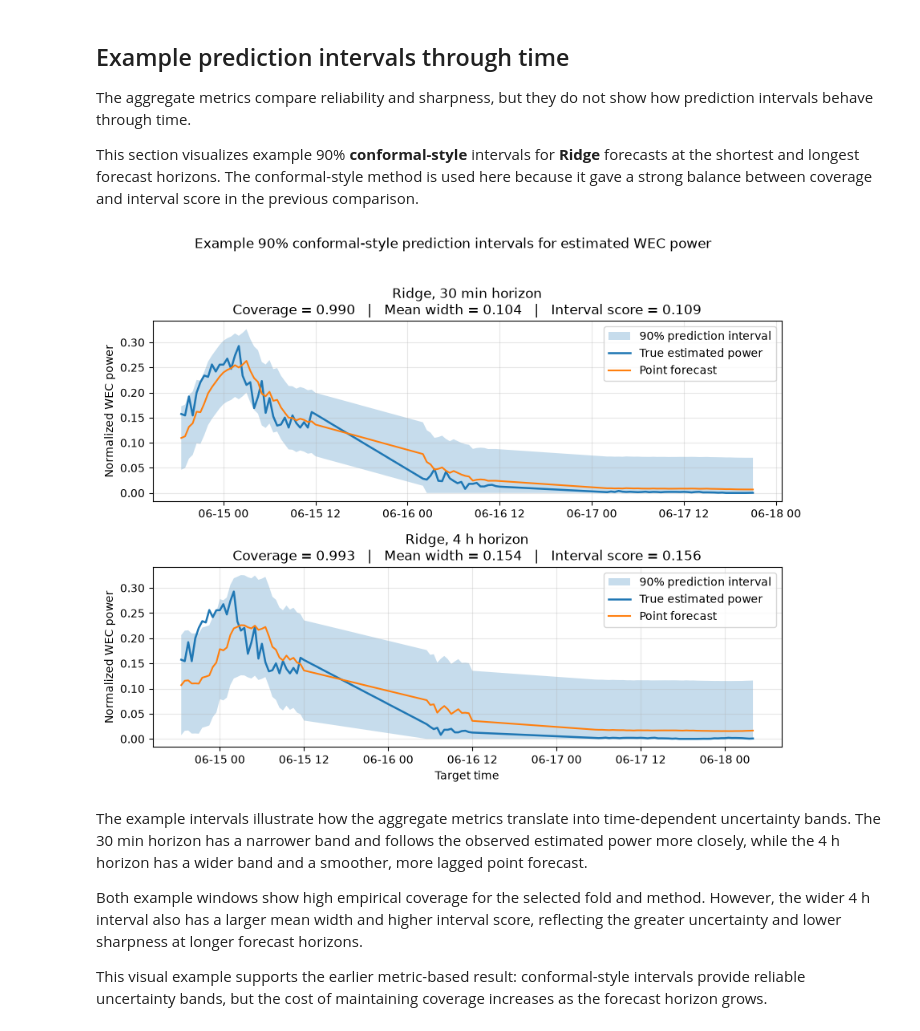
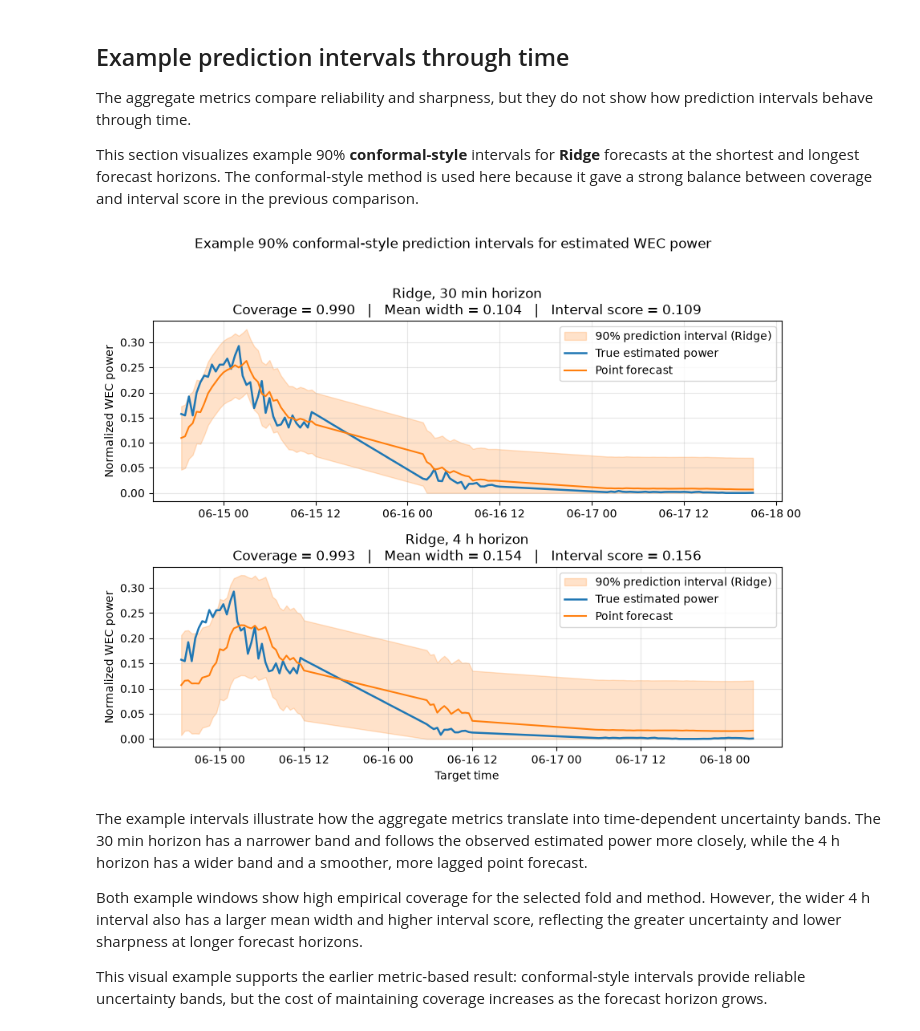
Before and after one commit to ChouaibB/wave-energy-forecasting-storage-ml, a Jupyter notebook: notebooks/04_prediction_intervals_uncertainty.ipynb, the cells around one changed output. Saved outputs shown, nothing was run; the diff lists cells and outputs as text; code cells hidden in the pictures.

Commit message:
a look into the high-ramp target points + all prediction bands as orange too

```diff
--- a/notebooks/04_prediction_intervals_uncertainty.ipynb
+++ b/notebooks/04_prediction_intervals_uncertainty.ipynb
@@ -1286,8 +1286,9 @@ for ax, horizon_steps in zip(axes, example_horizons):
         window_df["target_time"],
         window_df["lower_norm"],
         window_df["upper_norm"],
-        alpha=0.25,
-        label="90% prediction interval",
+        color="tab:orange",
+        alpha=0.22,
+        label="90% prediction interval (Ridge)",
     )
 
     ax.plot(
@@ -1301,34 +1302,34 @@ for ax, horizon_steps in zip(axes, example_horizons):
         window_df["target_time"],
         window_df["y_pred_norm"],
         linewidth=1.5,
         label="Point forecast",
     )
 
     ax.set_title(
         f"{example_model}, {horizon_label} horizon\n"
         f"Coverage = {coverage_val:.3f}   |   "
         f"Mean width = {width_val:.3f}   |   "
         f"Interval score = {score_val:.3f}",
         fontsize=12,
     )
     ax.set_ylabel("Normalized WEC power")
     ax.grid(True, alpha=0.3)
     ax.legend(loc="upper right")
 
 axes[-1].set_xlabel("Target time")
 
 fig.suptitle(
     "Example 90% conformal-style prediction intervals for estimated WEC power",
     y=1.02,
 )
 
 fig.tight_layout()
 
 example_intervals_path = FIGURES_DIR / "prediction_intervals_example.png"
 fig.savefig(example_intervals_path, dpi=200, bbox_inches="tight")
 plt.show()
 # %% [output]
-[figure, old version]
+[figure, new version]
 # %% [markdown]
 The example intervals illustrate how the aggregate metrics translate into time-dependent uncertainty bands. The 30 min horizon has a narrower band and follows the observed estimated power more closely, while the 4 h horizon has a wider band and a smoother, more lagged point forecast.
 
```
Also changed, not shown: parts of 4 cells of this notebook, 3 other files.
